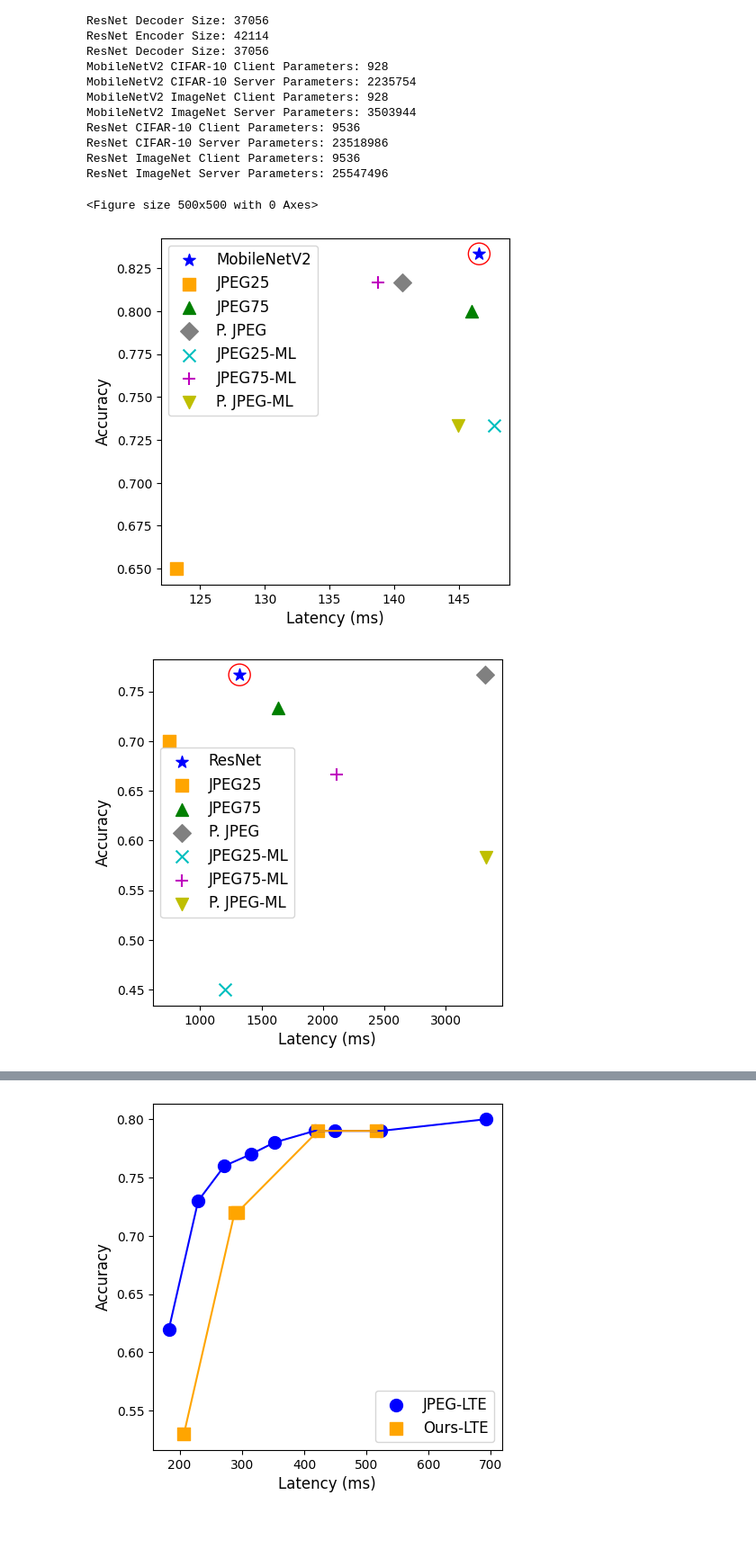
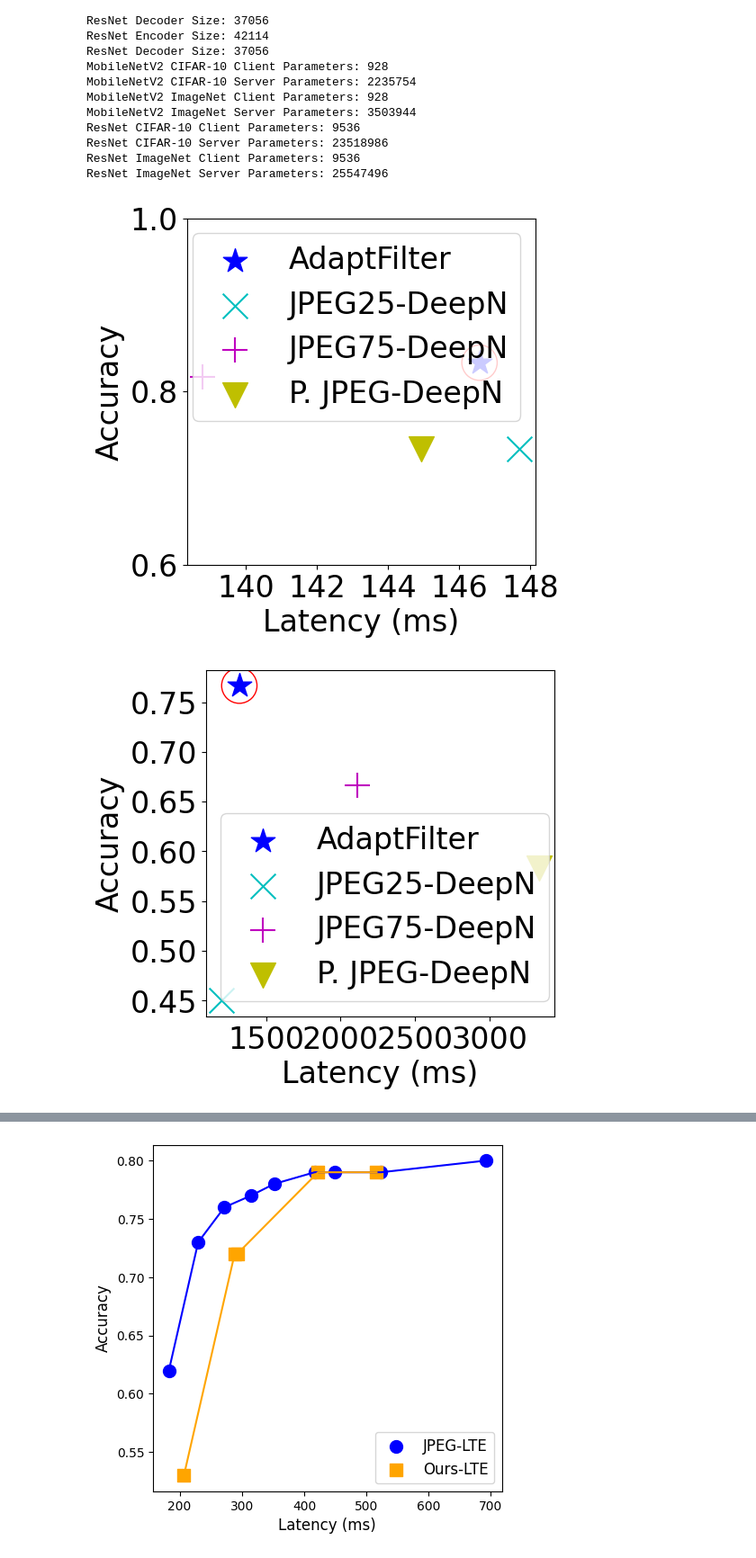
Before and after one commit to TonyPeng-2018/Adaptfilter, a Jupyter notebook: plot_result.ipynb, the cells around one changed output, grey strips where cells are left out. Shown at 90% size. Cells and saved outputs as stored; diff of their text form; code cells hidden in the pictures; blank space fills up the shorter version.

```diff
--- a/plot_result.ipynb
+++ b/plot_result.ipynb
@@ -656,7 +660,7 @@ norm_acc = []
 orig_acc = []
 device = 'cuda:0'
 
-amp_list = [x for x in range(10)]
+amp_list = [x for x in range(9)]
 
 _, test, _ = dataloader_image_20.Dataloader_imagenet_20_integrated(test_batch=1)
 client, server = resnet.resnet_splitter(num_classes=1000,
@@ -697,7 +701,7 @@ for i, (data, label) in enumerate(tqdm(test)):
     if i == 1000:
         break
 
-for i, (data, label, _) in enumerate(tqdm(test)):
+for i, (data, label) in enumerate(tqdm(test)):
     data, label = data.to(device), label.to(device)
 
     client_out = client(data).detach() # 1, c', h, w
@@ -714,13 +718,13 @@ for i in range(len(amp_list)):
     accuracy[i] = accuracy[i]/1000
 plt.plot(amp_list, accuracy, 'r--', label='Quantized embedding')
 plt.plot(amp_list, [orig_acc/1000]*len(amp_list), 'b--', label='Original embedding')
-plt.xticks(amp_list, [2**x for x in amp_list])
-plt.xlabel('Levels of Quantization')
-plt.ylabel('Accuracy')
-plt.plot()
-plt.legend()
+plt.xticks(amp_list, [2**x for x in amp_list], fontsize=15)
+plt.yticks(fontsize=15)
+plt.xlabel('Levels of Quantization',fontsize=15)
+plt.ylabel('Accuracy',fontsize=15)
+plt.legend(fontsize=15)
 # plt.title('Normalized and Original Different Amplitude: Resnet Imagenet')
 # plt.show()
-plt.savefig('./Plots/resnet_imagenet_quant.svg')
+plt.savefig('./Plots/resnet_imagenet_quant.pdf')
 # we can choose 64 and 128
 # %% [output]
@@ -1809,38 +1820,62 @@ ResNet ImageNet Server Parameters: 25547496
 # %%
 l = [146.58,123.20,146.01,140.65,147.71,138.79,144.95]
 a = [0.8333,0.65,0.8,0.8166666667,0.7333,0.8167,0.7333333333]
 l2= [1321.01,744.91,1636.82,3321.27,1203.25,2113.09,3329.76]
 a2= [0.7667,0.7,0.7333,0.7667,0.45,0.6667,0.5833]
+l3 = [265.05,287.99,471.46,816.15, 802.37, 991.28, 1273.62]
+a3 = [1, 1, 1,1,1,1, 0.99]
 
 # plot 2d scatter plot
-plt.figure(figsize=(5,5))
 # use differnt color for different model
 colors = ['b', 'orange', 'g', 'grey', 'c', 'm', 'y', 'k', 'w']
 shape = ['*', 's', '^', 'D', 'x', '+', 'v', '<', '>']
-labels = ['MobileNetV2', 'JPEG25', 'JPEG75', 'P. JPEG', 'JPEG25-ML', 'JPEG75-ML', 'P. JPEG-ML']
+labels = ['AdaptFilter', 'JPEG25', 'JPEG75', 'P. JPEG', 'JPEG25-DeepN', 'JPEG75-DeepN', 'P. JPEG-DeepN']
 plt.figure(figsize=(5,5))
 for i in range(7):
-    plt.scatter(l[i], a[i], color=colors[i], marker=shape[i], label=labels[i], s=100)
-plt.scatter(l[0], a[0], color=colors[3], marker='o', s=300, facecolors='none', edgecolors='r')
-plt.xlabel('Latency (ms)', fontsize=12)
-plt.ylabel('Accuracy', fontsize=12)
+    if i ==1 or i ==2 or i == 3:
+        continue
+    plt.scatter(l[i], a[i], color=colors[i], marker=shape[i], label=labels[i], s=400)
+plt.scatter(l[0], a[0], color=colors[3], marker='o', s=800, facecolors='none', edgecolors='r')
+plt.xlabel('Latency (ms)', fontsize=24)
+plt.ylabel('Accuracy', fontsize=24)
 # plt.title('MobileNetV2 CIFAR-10')
-plt.legend(fontsize=12)
-plt.savefig('./Plots/cifar_mobile_2d.svg')
+plt.legend(fontsize=24)
+plt.xticks(fontsize=24)
+plt.yticks([0.6, 0.8, 1],fontsize=24)
+plt.savefig('./Plots/cifar_mobile_2d.pdf', bbox_inches='tight')
 plt.show()
-labels = ['ResNet', 'JPEG25', 'JPEG75', 'P. JPEG', 'JPEG25-ML', 'JPEG75-ML', 'P. JPEG-ML']
+
 plt.figure(figsize=(5,5))
 for i in range(7):
-    plt.scatter(l2[i], a2[i], color=colors[i], marker=shape[i], label=labels[i], s=100)
+    if i ==1 or i ==2 or i == 3:
+        continue
+    plt.scatter(l2[i], a2[i], color=colors[i], marker=shape[i], label=labels[i], s=400)
 # plot a larget circle around the point
-plt.scatter(l2[0], a2[0], color=colors[3], marker='o', s=300, facecolors='none', edgecolors='r')
-plt.xlabel('Latency (ms)', fontsize=12)
-plt.ylabel('Accuracy', fontsize=12)
+plt.scatter(l2[0], a2[0], color=colors[3], marker='o', s=800, facecolors='none', edgecolors='r')
+plt.xlabel('Latency (ms)', fontsize=24)
+plt.ylabel('Accuracy', fontsize=24)
 # plt.title('MobileNetV2 CIFAR-10')
-plt.legend(fontsize=12)
-plt.savefig('./Plots/imagenet_resnet_2d.svg')
+plt.legend(fontsize=24)
+plt.xticks(fontsize=24)
+plt.yticks(fontsize=24)
+plt.savefig('./Plots/imagenet_resnet_2d.pdf',bbox_inches='tight')
 plt.show()
+
+plt.figure(figsize=(5,5))
+for i in range(7):
+    if i ==1 or i ==2 or i == 3:
+        continue
+    plt.scatter(l3[i], a3[i], color=colors[i], marker=shape[i], label=labels[i], s=400)
+# plot a larget circle around the point
+plt.scatter(l3[0], a3[0], color=colors[3], marker='o', s=800, facecolors='none', edgecolors='r')
+plt.xlabel('Latency (ms)', fontsize=24)
+plt.ylabel('Accuracy', fontsize=24)
+# plt.title('MobileNetV2 CIFAR-10')
+plt.legend(fontsize=24)
+plt.xticks(fontsize=24)
+plt.yticks([0.99, 1],fontsize=24)
+plt.savefig('./Plots/ccpd_resnet_2d.pdf',bbox_inches='tight')
+plt.show()
 # %% [output]
-<Figure size 500x500 with 0 Axes>
-[figure, old version]
+[figure, new version]
-[figure, old version]
+[figure, new version]
```
Also changed, not shown: parts of 21 cells of this notebook, 21 other files.
